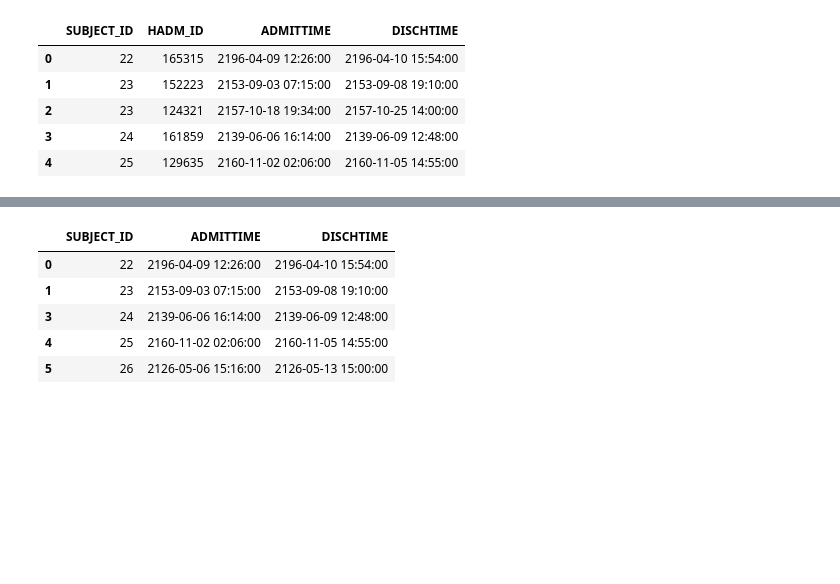
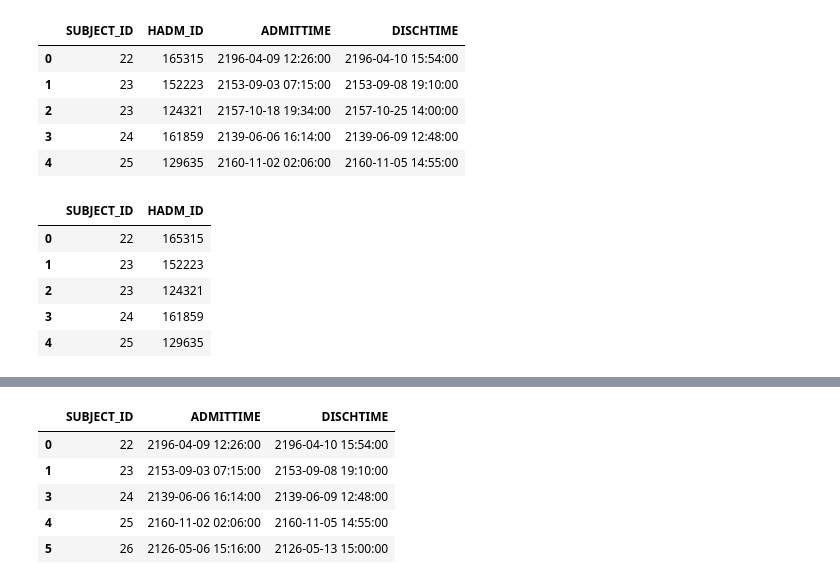
Before and after one commit to liuzi/Clinic-Analysis, a Jupyter notebook: Scripts/Data_Process_Server/LDA - Topic Cluster Analysis.ipynb, the cells around one changed output, grey strips where cells are left out. Drawn from its saved outputs; the diff is of its cells as text; code cells hidden in the pictures; blank space fills up the shorter version.

```diff
--- a/Scripts/Data_Process_Server/LDA - Topic Cluster Analysis.ipynb
+++ b/Scripts/Data_Process_Server/LDA - Topic Cluster Analysis.ipynb
@@ -432,3 +427,39 @@ admission_df.head()
 | 2 | 23 | 124321 | 2157-10-18 19:34:00 | 2157-10-25 14:00:00 |
 | 3 | 24 | 161859 | 2139-06-06 16:14:00 | 2139-06-09 12:48:00 |
 | 4 | 25 | 129635 | 2160-11-02 02:06:00 | 2160-11-05 14:55:00 |
+# %%
+def to_datetime(pd_col,date_format="%Y-%m-%d %H:%M:%S"):
+    return pd.to_datetime(pd_col,format=date_format)
+
+def get_demographic_df():
+    patient_df = read_data(join(read_prefix,"PATIENTS"))
+    patient_df['DOB']=to_datetime(patient_df['DOB'])
+    gender={"F":0,"M":1}
+    patient_df['GENDER'] = patient_df['GENDER'].apply(lambda x: gender[x])
+
+    admission_df = read_data(join(
+        read_prefix,"ADMISSIONS"),dtype={"HADM_ID":str})[
+        ['SUBJECT_ID','HADM_ID','ADMITTIME','DISCHTIME']]
+
+    subject_hadm_df=admission_df[['SUBJECT_ID','HADM_ID']].drop_duplicates()
+
+    admission_df[['ADMITTIME','DISCHTIME']]=admission_df[['ADMITTIME','DISCHTIME']].apply(to_datetime)
+    ## keep the first admission record for each patient
+    admission_df['LATEST_ADMITTIME'] = admission_df.groupby('SUBJECT_ID')['ADMITTIME'].transform('min')
+    admission_df=admission_df[admission_df['ADMITTIME']==admission_df['LATEST_ADMITTIME']][['SUBJECT_ID','ADMITTIME','DISCHTIME']]
+
+    patient_ad_df = left_join(patient_df,admission_df[['SUBJECT_ID','ADMITTIME','DISCHTIME']],'SUBJECT_ID')
+    patient_ad_df['AGE']= patient_ad_df['ADMITTIME'].subtract(patient_ad_df['DOB']).dt.days//365
+
+    patient_ad_df['LENGTH_STAY']=(patient_ad_df['DISCHTIME']-patient_ad_df['ADMITTIME']).dt.total_seconds()/86400
+    return patient_ad_df[['SUBJECT_ID','GENDER','AGE','EXPIRE_FLAG','LENGTH_STAY']],subject_hadm_df
+
+test1,test2 = get_demographic_df()
+test2.head()
+# %% [output]
+|  | SUBJECT_ID | HADM_ID |
+| 0 | 22 | 165315 |
+| 1 | 23 | 152223 |
+| 2 | 23 | 124321 |
+| 3 | 24 | 161859 |
+| 4 | 25 | 129635 |
```
Also changed, not shown: parts of 2 cells of this notebook, 7 other files.
